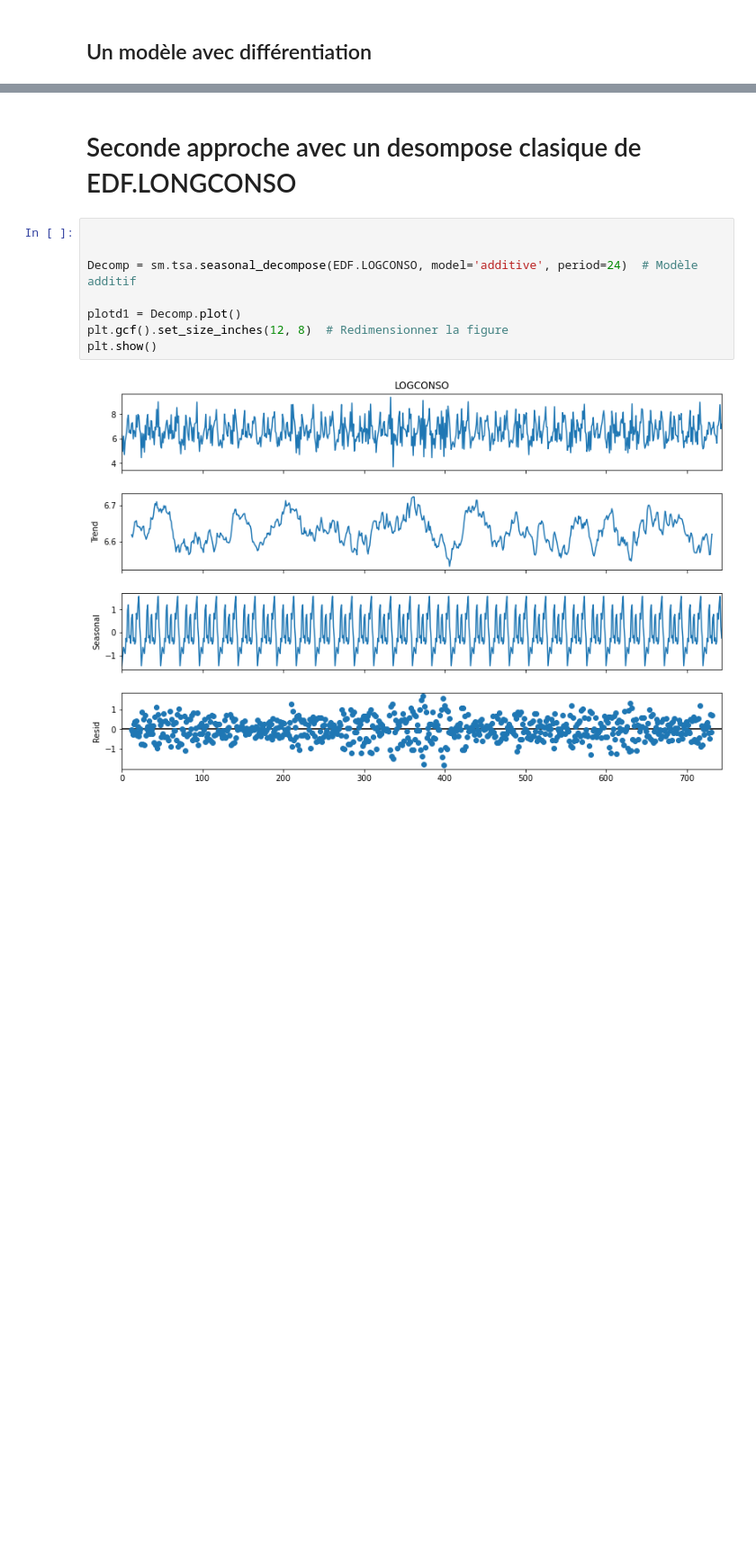
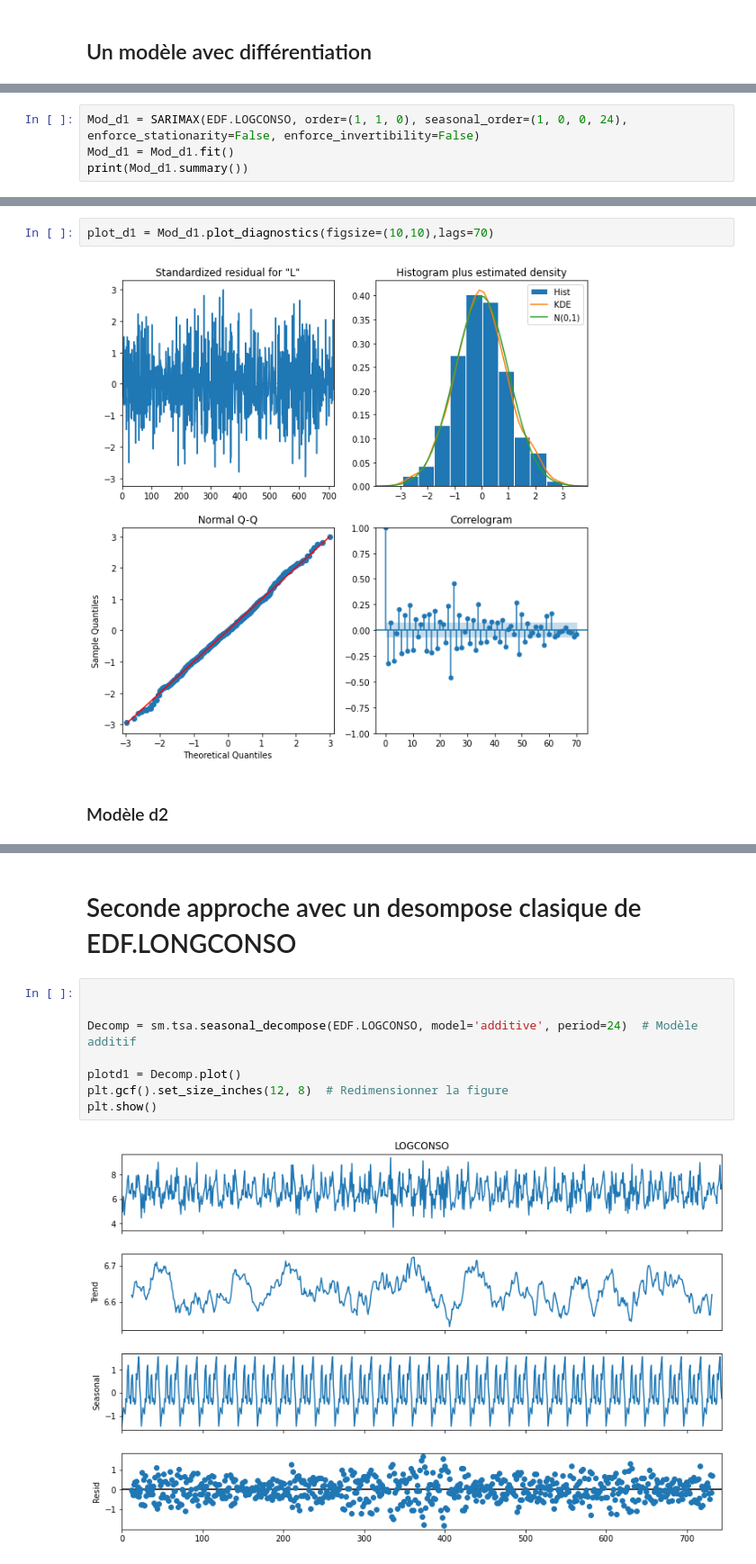
Before and after one commit to Ivanbtz9/Master2_datascience, a Jupyter notebook: Série chronologiques_Proïa/Projet_electricité/first_job.ipynb, the cells around one changed output, grey strips where cells are left out. Shown at 90% size. Drawn from its saved outputs; the diff is of its cells as text; blank space fills up the shorter version.

```diff
--- a/Série chronologiques_Proïa/Projet_electricité/first_job.ipynb
+++ b/Série chronologiques_Proïa/Projet_electricité/first_job.ipynb
@@ -238,0 +379,4 @@ auto_arima(EDF.diff1.dropna(), start_p=0, start_q=0, seasonal=True, start_P=0, s
+# %%
+Mod_d1 = SARIMAX(EDF.LOGCONSO, order=(1, 1, 0), seasonal_order=(1, 0, 0, 24), enforce_stationarity=False, enforce_invertibility=False)
+Mod_d1 = Mod_d1.fit()
+print(Mod_d1.summary())
@@ -239 +401,7 @@ auto_arima(EDF.diff1.dropna(), start_p=0, start_q=0, seasonal=True, start_P=0, s
+# %%
+plot_d1 = Mod_d1.plot_diagnostics(figsize=(10,10),lags=70)
+# %% [output]
+[figure, added]
+# %% [markdown]
+### Modèle d2
 # %%
```
Also changed, not shown: parts of 45 cells of this notebook.
